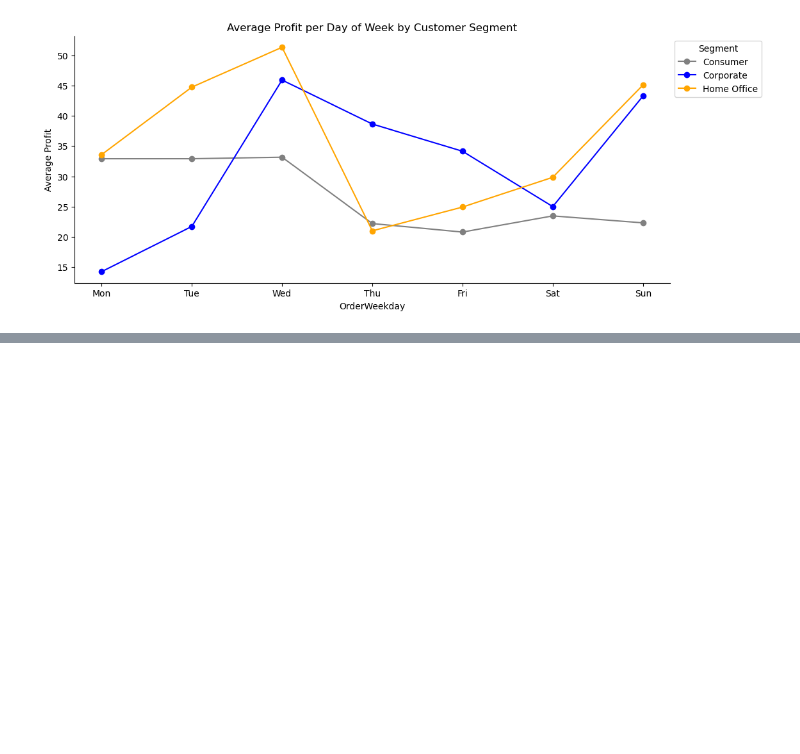
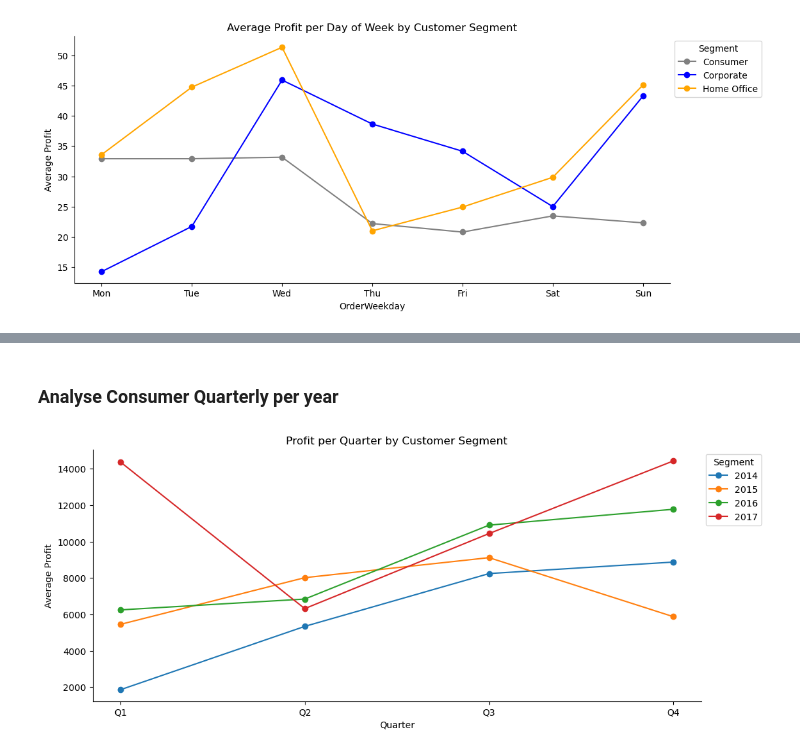
Before and after one commit to marcosmicozzi/Module02, a Jupyter notebook: module2_eda.ipynb, the cells around one changed output, grey strips where cells are left out. Drawn from its saved outputs; the diff is of its cells as text; code cells hidden in the pictures; blank space fills up the shorter version.

```diff
--- a/module2_eda.ipynb
+++ b/module2_eda.ipynb
@@ -308,0 +404,23 @@ Consumer: flatter curve, stronger at the start of the week
+# %% [markdown]
+### Analyse Consumer Quarterly per year
+# %%
+plt.figure(figsize=(12,5))  # wider figure
+#  color=colors[segment], label=segment)
+
+colors = {'2014':'grey', '2015':'blue', '2016':'orange', '2017':'red'}
+
+for year in df['OrderYear'].unique():
+    consumer_per_year = df[(df['OrderYear'] == year) & (df['Segment'] == 'Consumer')].groupby('OrderQuarter')['Profit'].sum()
+    plt.plot(consumer_per_year.index, consumer_per_year.values, marker='o', label=year)
+
+plt.title('Profit per Quarter by Customer Segment')
+plt.xlabel('Quarter')
+plt.ylabel('Average Profit')
+plt.legend(title='Segment', loc='upper left', bbox_to_anchor=(1,1))
+
+plt.grid(False)
+sns.despine(top=True, right=True, left=False, bottom=False)
+
+plt.show()
+# %% [output]
+[figure, added]
```
Also changed, not shown: parts of 42 cells of this notebook, 1 other file.
